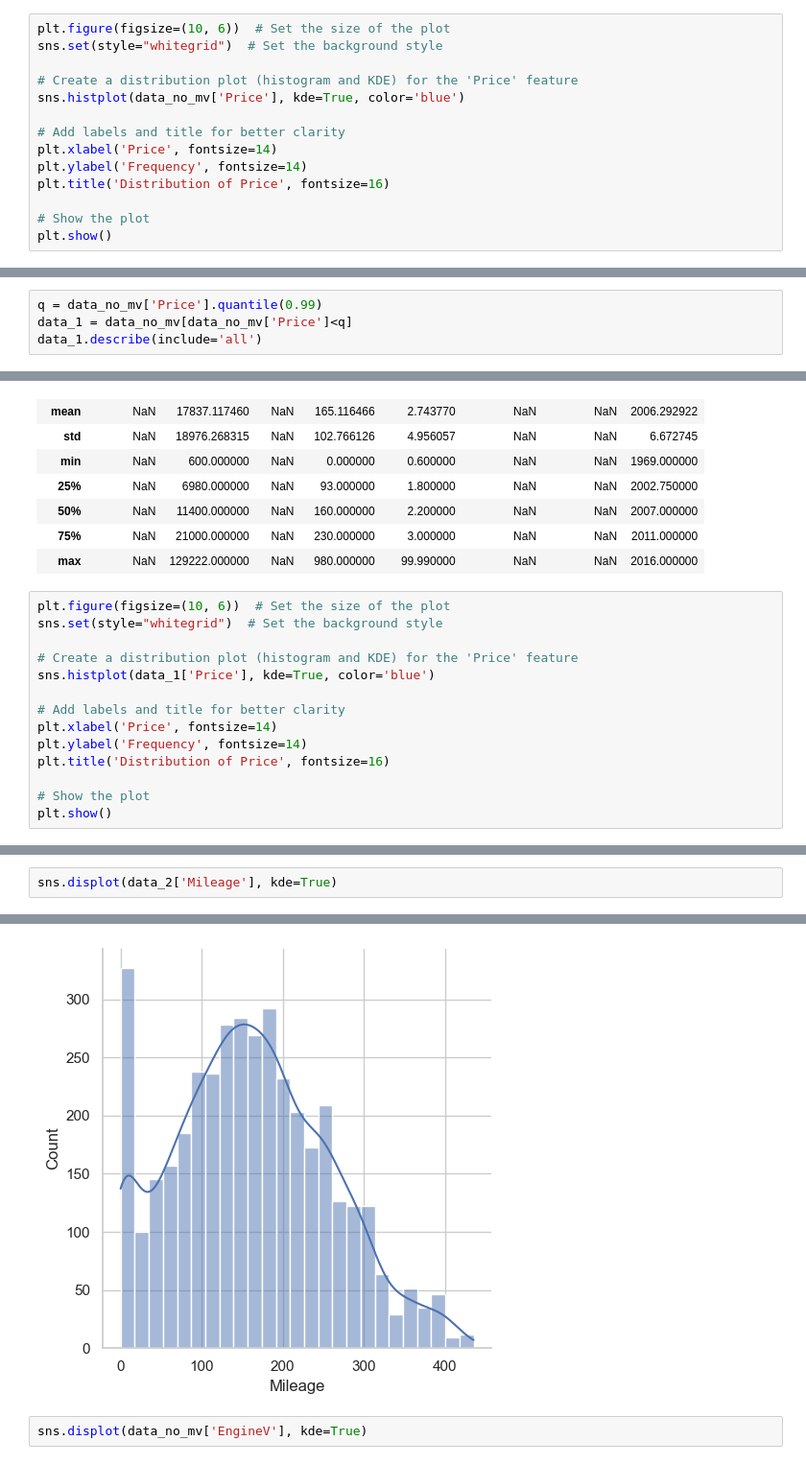
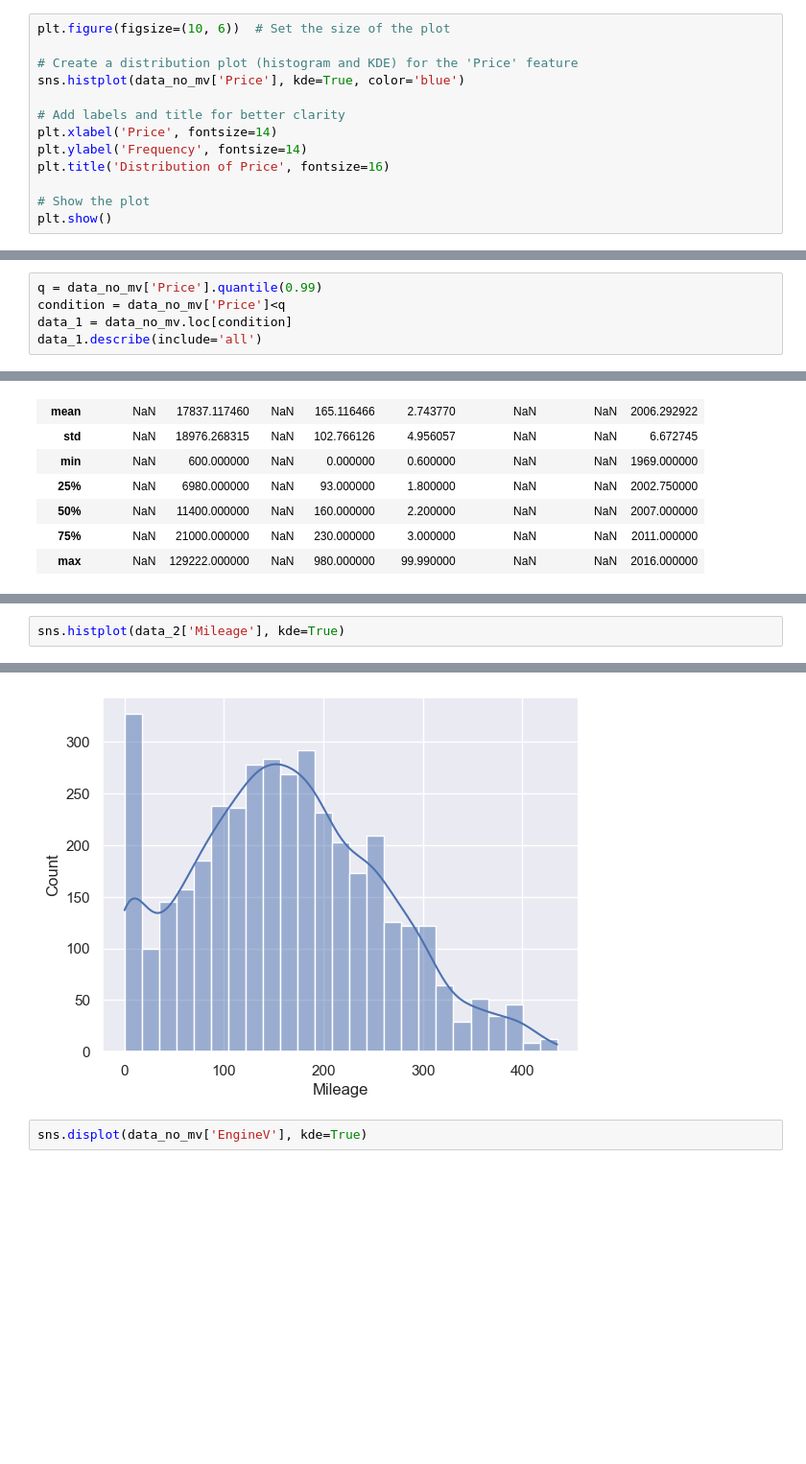
Before and after one commit to DheyaAlqaderi/linear-Regression-Exercises, a Jupyter notebook: 001 sklearn-Linear-Regression-Practical-Example-Part-1.ipynb, the cells around one changed output, grey strips where cells are left out. Shown: that part at 96% size. Saved outputs shown, nothing was run; the diff lists cells and outputs as text; blank space fills up the shorter version.

Commit message:
dataCleaned

```diff
--- a/001 sklearn-Linear-Regression-Practical-Example-Part-1.ipynb
+++ b/001 sklearn-Linear-Regression-Practical-Example-Part-1.ipynb
@@ -94,7 +96,6 @@ data_no_mv.describe(include='all')
 ### Exploring the PDFs
 # %%
 plt.figure(figsize=(10, 6))  # Set the size of the plot
-sns.set(style="whitegrid")  # Set the background style
 
 # Create a distribution plot (histogram and KDE) for the 'Price' feature
 sns.histplot(data_no_mv['Price'], kde=True, color='blue')
@@ -112,7 +113,8 @@ plt.show()
 ### Dealing with outliers
 # %%
 q = data_no_mv['Price'].quantile(0.99)
-data_1 = data_no_mv[data_no_mv['Price']<q]
+condition = data_no_mv['Price']<q
+data_1 = data_no_mv.loc[condition]
 data_1.describe(include='all')
 # %% [output]
 |  | Brand | Price | Body | Mileage | EngineV | Engine Type | Registration | Year |
@@ -127,17 +129,3 @@ data_1.describe(include='all')
 | 50% | NaN | 11400.000000 | NaN | 160.000000 | 2.200000 | NaN | NaN | 2007.000000 |
 | 75% | NaN | 21000.000000 | NaN | 230.000000 | 3.000000 | NaN | NaN | 2011.000000 |
 | max | NaN | 129222.000000 | NaN | 980.000000 | 99.990000 | NaN | NaN | 2016.000000 |
-# %%
-plt.figure(figsize=(10, 6))  # Set the size of the plot
-sns.set(style="whitegrid")  # Set the background style
-
-# Create a distribution plot (histogram and KDE) for the 'Price' feature
-sns.histplot(data_1['Price'], kde=True, color='blue')
-
-# Add labels and title for better clarity
-plt.xlabel('Price', fontsize=14)
-plt.ylabel('Frequency', fontsize=14)
-plt.title('Distribution of Price', fontsize=16)
-
-# Show the plot
-plt.show()
@@ -154,3 +159,3 @@ data_2 = data_1[data_1['Mileage']<q]
 # %%
-sns.displot(data_2['Mileage'], kde=True)
+sns.histplot(data_2['Mileage'], kde=True)
 # %% [output]
@@ -158,4 +163,4 @@ sns.displot(data_2['Mileage'], kde=True)
-[figure, old version]
+[figure, new version]
 # %%
 sns.displot(data_no_mv['EngineV'], kde=True)
 # %% [output]
```
Also changed, not shown: parts of 50 cells of this notebook.
